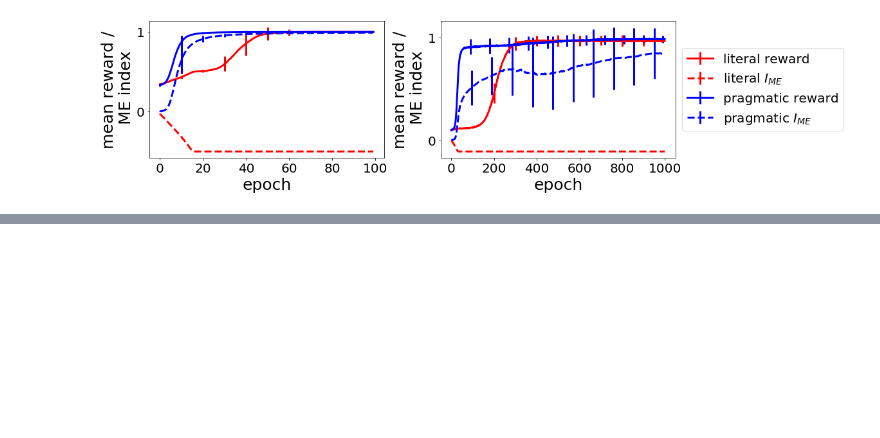
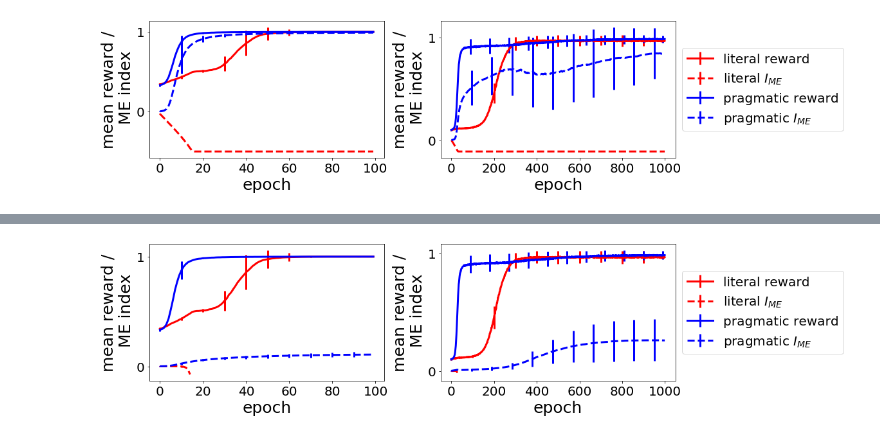
Before and after one commit to alv1nn/bilingual_agents_me_bias, a Jupyter notebook: ME_bias/plot_ME_bias_communication.ipynb, the cells around one changed output, grey strips where cells are left out. Drawn from its saved outputs; the diff is of its cells as text; code cells hidden in the pictures; blank space fills up the shorter version.

Commit message:
add ablation study analysis and results

```diff
--- a/ME_bias/plot_ME_bias_communication.ipynb
+++ b/ME_bias/plot_ME_bias_communication.ipynb
@@ -76,0 +105,4 @@ plot_rewards_plus_me_index_two_agents()
+# %%
+plot_rewards_plus_me_index_two_agents(ablation=True)
+# %% [output]
+[figure, added]
```
Also changed, not shown: parts of 8 cells of this notebook, 2 other files.
